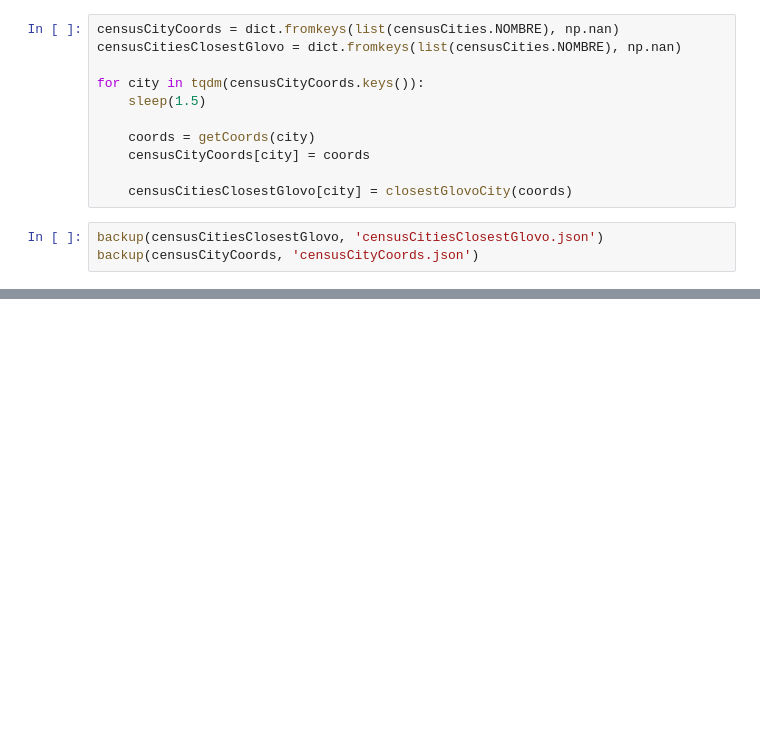
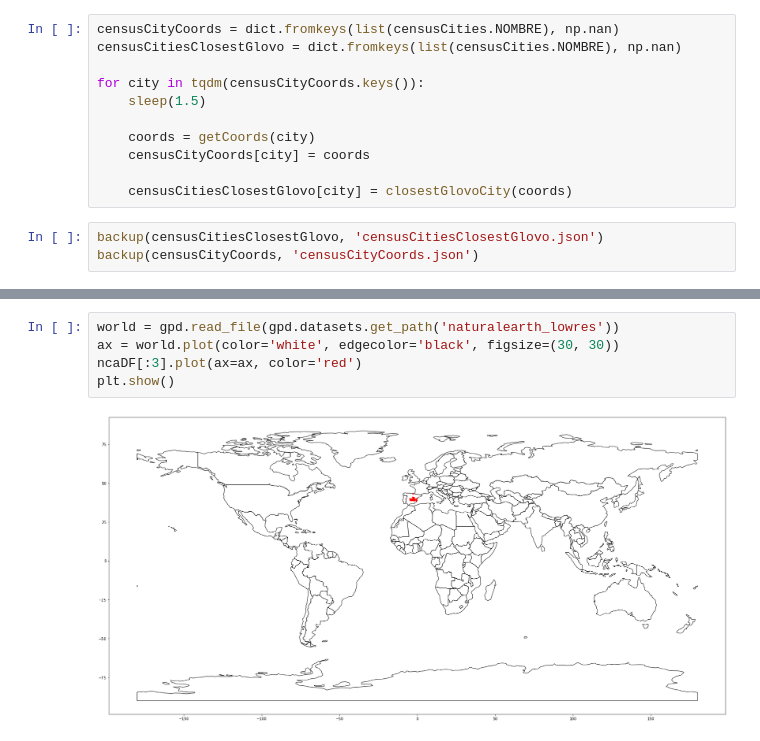
Before and after one commit to linkcharger/glovo, a Jupyter notebook: merging/mergingGlovoAndAux.ipynb, the cells around one changed output, grey strips where cells are left out. Saved outputs shown, nothing was run; the diff lists cells and outputs as text; blank space fills up the shorter version.

```diff
--- a/merging/mergingGlovoAndAux.ipynb
+++ b/merging/mergingGlovoAndAux.ipynb
@@ -110,0 +296,7 @@ backup(censusCityCoords, 'censusCityCoords.json')
+# %%
+world = gpd.read_file(gpd.datasets.get_path('naturalearth_lowres'))
+ax = world.plot(color='white', edgecolor='black', figsize=(30, 30))
+ncaDF[:3].plot(ax=ax, color='red')
+plt.show()
+# %% [output]
+[figure, added]
```
Also changed, not shown: parts of 32 cells of this notebook, 1 other file.
